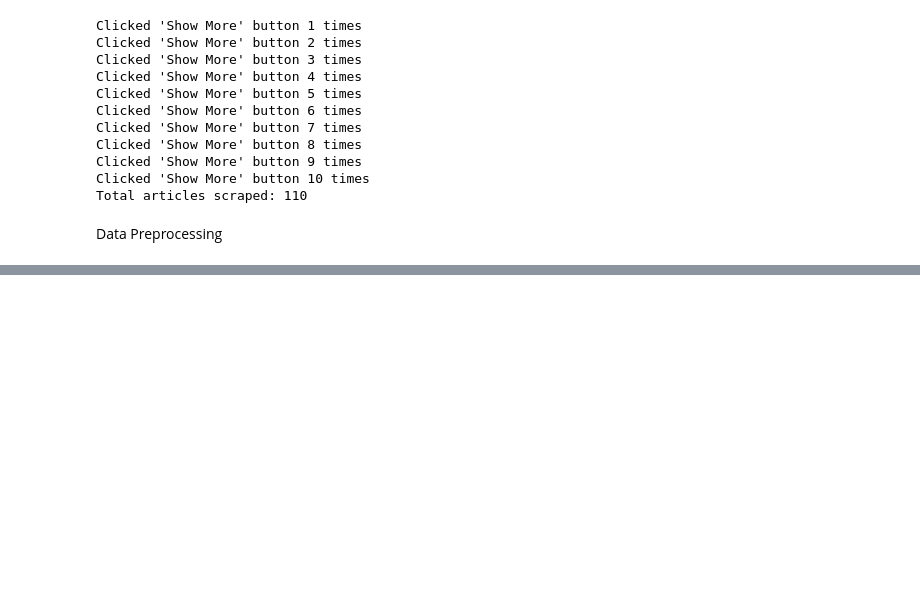
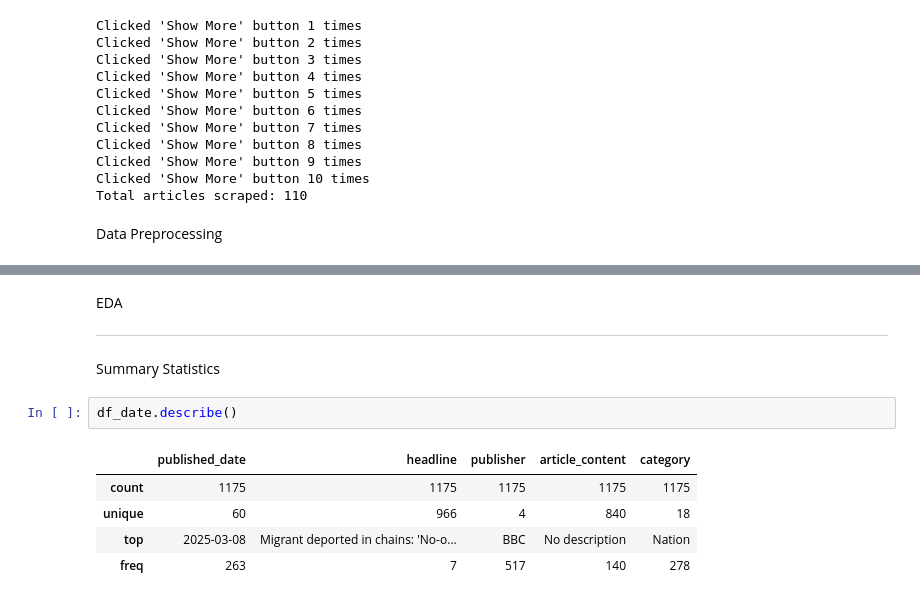
Before and after one commit to acsontfd/NewsScrapers, a Jupyter notebook: assessment_CGT.ipynb, the cells around one changed output, grey strips where cells are left out. Cells and saved outputs as stored; diff of their text form; blank space fills up the shorter version.

```diff
--- a/assessment_CGT.ipynb
+++ b/assessment_CGT.ipynb
@@ -791,0 +779,15 @@ df.head()
+# %% [markdown]
+EDA
+
+---
+
+
+Summary Statistics
+# %%
+df_date.describe()
+# %% [output]
+|  | published_date | headline | publisher | article_content | category |
+| count | 1175 | 1175 | 1175 | 1175 | 1175 |
+| unique | 60 | 966 | 4 | 840 | 18 |
+| top | 2025-03-08 | Migrant deported in chains: 'No-o... | BBC | No description | Nation |
+| freq | 263 | 7 | 517 | 140 | 278 |
```
Also changed, not shown: parts of 23 cells of this notebook.
